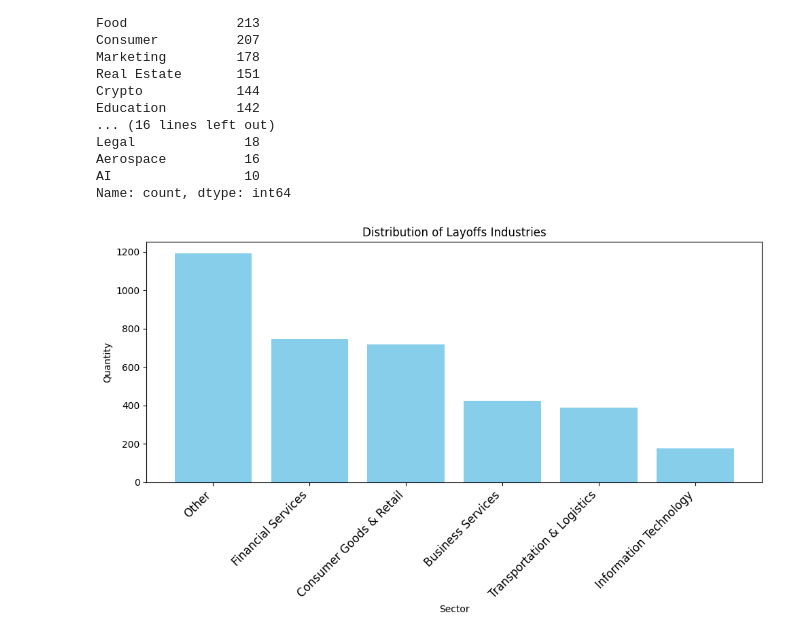
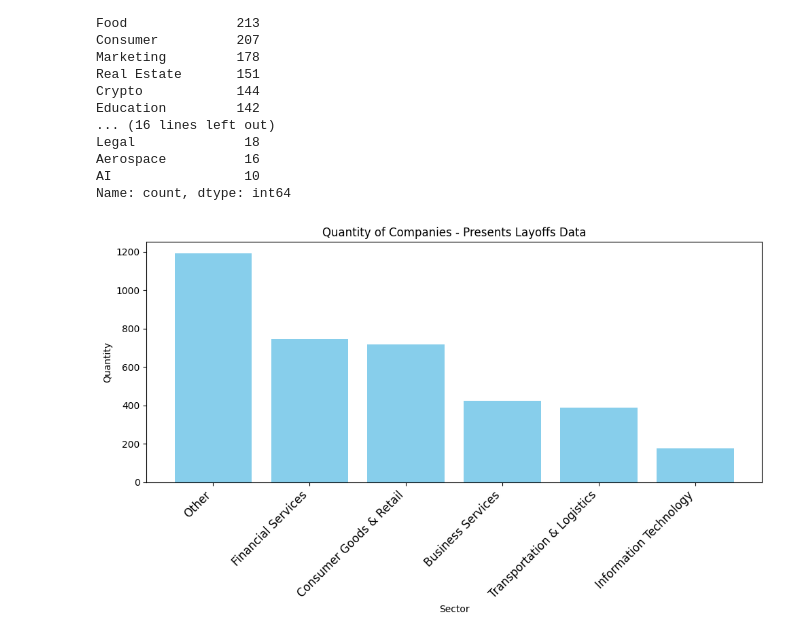
Before and after one commit to will787/layoffs-case, a Jupyter notebook: layoffs_search.ipynb, the cells around one changed output. Saved outputs shown, nothing was run; the diff lists cells and outputs as text; code cells hidden in the pictures.

```diff
--- a/layoffs_search.ipynb
+++ b/layoffs_search.ipynb
@@ -193,34 +193,34 @@ Name: count, dtype: int64
 def categorize_sector(industry):
   if industry in ['Finance', 'Real Estate', 'Crypto']:
       return 'Financial Services'
   elif industry in ['Retail', 'Consumer', 'Food']:
       return 'Consumer Goods & Retail'
   elif industry in ['Transportation', 'Logistics', 'Travel']:
       return 'Transportation & Logistics'
   elif industry in ['Marketing', 'Media', 'Sales', 'Support']:
       return 'Business Services'
   elif industry in ['Data', 'Hardware', 'Software', 'AI']:
       return 'Information Technology'
   else:
       return 'Other'
 
 df['Sector'] = df['Industry'].apply(categorize_sector)
 
 ilustrate_visualize = df['Sector'].value_counts()
 
 plt.figure(figsize=(10,6))
 plt.bar(ilustrate_visualize.index, ilustrate_visualize.values, color='skyblue')
 plt.ylabel("Quantity")
 plt.xlabel("Sector")
-plt.title("Distribution of Layoffs Industries")
+plt.title("Quantity of Companies - Presents Layoffs Data")
 
 plt.xticks(rotation=45, ha='right', fontsize=12)
 
 plt.subplots_adjust(left=0.2)
 
 plt.tight_layout()
 plt.show()
 # %% [output]
-[figure, old version]
+[figure, new version]
 # %%
 \
```
